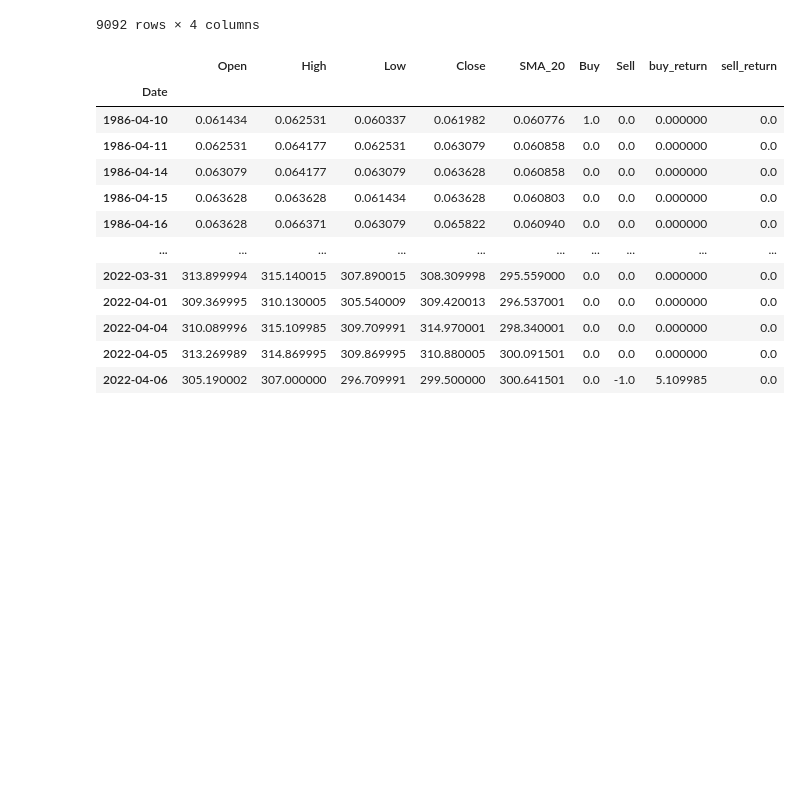
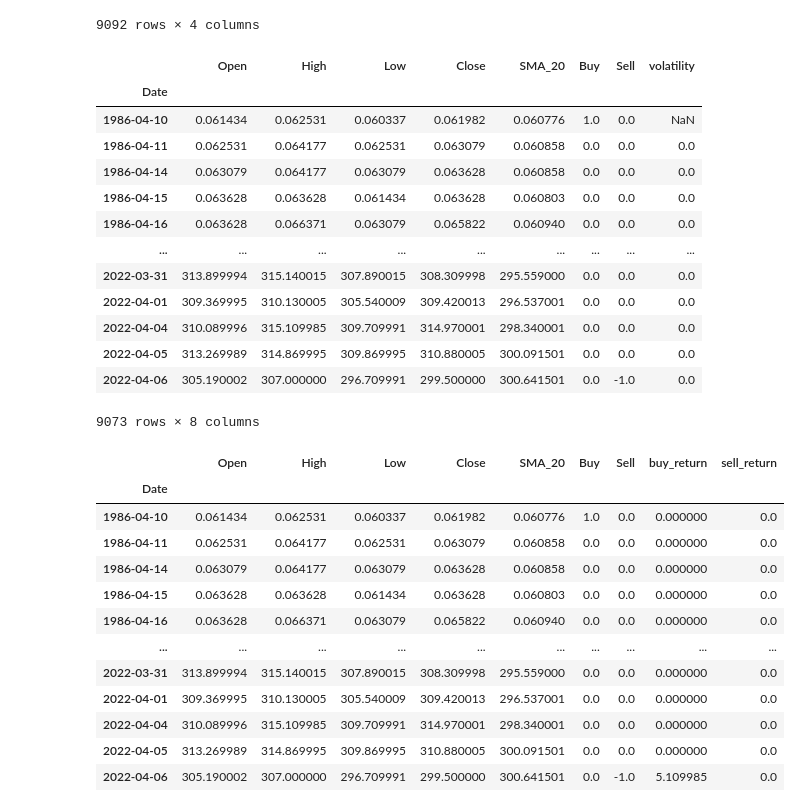
Before and after one commit to remsanjiv/FundamentalStrategies, a Jupyter notebook: Test.ipynb, the cells around one changed output. Cells and saved outputs as stored; diff of their text form; code cells hidden in the pictures; blank space fills up the shorter version.

Commit message:
volalility function

```diff
--- a/Test.ipynb
+++ b/Test.ipynb
@@ -222,6 +222,41 @@ def buy_and_hold(data):
 
 
     return data_df
+# %%
+# Calculate volalility :
+
+def volalility(data, lookback_window):
+    data_df = data.__deepcopy__()
+    data_df['volatility'] = np.zeros(len(data_df))
+
+    vol_index = data_df.columns.get_loc('volatility')
+    closingPrice_index = data_df.columns.get_loc('Close')
+
+    for i in range(len(data_df)):
+        try:
+            data_df.iloc[i, vol_index] = data_df.iloc[i- lookback_window +1 :i+1, closingPrice_index].std()
+
+        except IndexError :
+            pass
+
+        return data_df
+# %%
+volalility(buy_sell_df, 20)
+# %% [output]
+|  | Open | High | Low | Close | SMA_20 | Buy | Sell | volatility |
+| Date |  |  |  |  |  |  |  |  |
+| 1986-04-10 | 0.061434 | 0.062531 | 0.060337 | 0.061982 | 0.060776 | 1.0 | 0.0 | NaN |
+| 1986-04-11 | 0.062531 | 0.064177 | 0.062531 | 0.063079 | 0.060858 | 0.0 | 0.0 | 0.0 |
+| 1986-04-14 | 0.063079 | 0.064177 | 0.063079 | 0.063628 | 0.060858 | 0.0 | 0.0 | 0.0 |
+| 1986-04-15 | 0.063628 | 0.063628 | 0.061434 | 0.063628 | 0.060803 | 0.0 | 0.0 | 0.0 |
+| 1986-04-16 | 0.063628 | 0.066371 | 0.063079 | 0.065822 | 0.060940 | 0.0 | 0.0 | 0.0 |
+| ... | ... | ... | ... | ... | ... | ... | ... | ... |
+| 2022-03-31 | 313.899994 | 315.140015 | 307.890015 | 308.309998 | 295.559000 | 0.0 | 0.0 | 0.0 |
+| 2022-04-01 | 309.369995 | 310.130005 | 305.540009 | 309.420013 | 296.537001 | 0.0 | 0.0 | 0.0 |
+| 2022-04-04 | 310.089996 | 315.109985 | 309.709991 | 314.970001 | 298.340001 | 0.0 | 0.0 | 0.0 |
+| 2022-04-05 | 313.269989 | 314.869995 | 309.869995 | 310.880005 | 300.091501 | 0.0 | 0.0 | 0.0 |
+| 2022-04-06 | 305.190002 | 307.000000 | 296.709991 | 299.500000 | 300.641501 | 0.0 | -1.0 | 0.0 |
+9073 rows × 8 columns
 # %%
 buy_and_hold(buy_sell_df)
 # %% [output]
```
